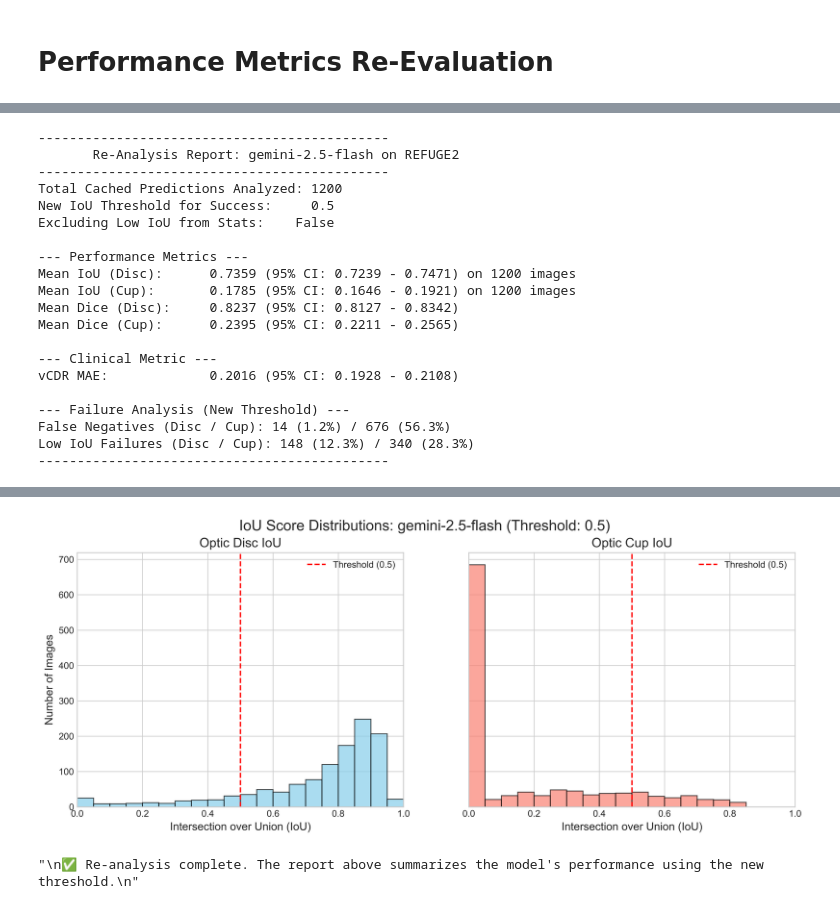
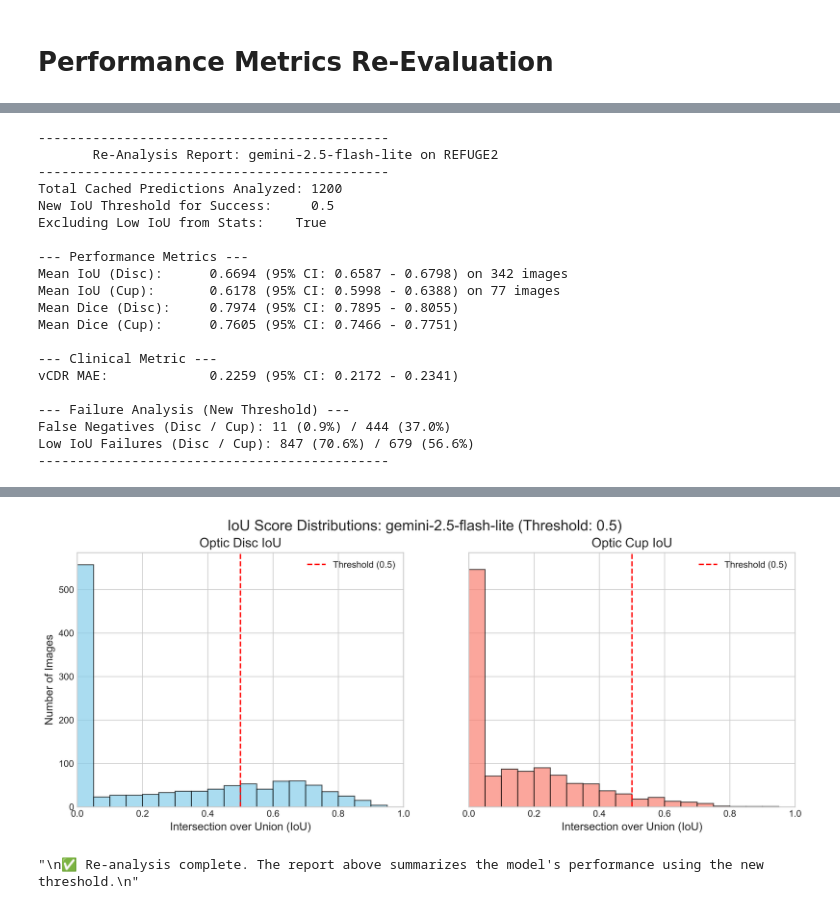
Before and after one commit to StealthX051/gemini-image-segmentation, a Jupyter notebook: 04_optic_genai_segmentation_evaluation.ipynb, the cells around one changed output, grey strips where cells are left out. Saved outputs shown, nothing was run; the diff lists cells and outputs as text; code cells hidden in the pictures.

```diff
--- a/04_optic_genai_segmentation_evaluation.ipynb
+++ b/04_optic_genai_segmentation_evaluation.ipynb
@@ -973,8 +977,8 @@ multithreading to accelerate file processing and saves a detailed JSON summary.
 2.  Set the `MODEL_TO_ANALYZE` variable below to the model you want to inspect.
 3.  Set the `NEW_LOW_IOU_THRESHOLD` to the desired value for defining a "successful" detection.
 4.  Use the `EXCLUDE_LOW_IOU_FROM_STATS` toggle to control the analysis behavior:
-    - `True`: (Default) Excludes low-IoU cases from summary statistics and plots.
-      This measures segmentation quality *only on successful detections*.
+    - `True`: (Default) Excludes low-IoU cases from summary statistics (mean, CI).
+      The plot will still show all cases but with a red threshold line.
     - `False`: Includes all cases (even IoU=0) in summary statistics and plots.
       This gives a view of performance across the entire dataset.
 """
@@ -1133,9 +1137,9 @@ This section loads the cached predictions, recalculates all metrics in parallel,
 # ---------- Main Re-Analysis Loop ----------
 
 # <<< --- PARAMETERS TO CONTROL THE RE-ANALYSIS --- >>>
-MODEL_TO_ANALYZE = "gemini-2.5-flash"
+MODEL_TO_ANALYZE = "gemini-2.5-flash-lite"
 NEW_LOW_IOU_THRESHOLD = 0.5
-EXCLUDE_LOW_IOU_FROM_STATS = False # Set to False to include all cases in stats/plots
+EXCLUDE_LOW_IOU_FROM_STATS = True # Set to False to include all cases in stats/plots
 MAX_WORKERS = os.cpu_count() or 4 # Use all available CPU cores, or default to 4
 
 # --- Setup paths and find prediction files ---
@@ -1222,13 +1226,13 @@ if recalculated_results:
     df = pd.DataFrame(recalculated_results)
     df["vcdr_abs_err"] = (df.vcdr_pred - df.vcdr_gt).abs()
 
-    # --- Determine which data to use based on the toggle ---
+    # --- Determine which data to use for STATS based on the toggle ---
     if EXCLUDE_LOW_IOU_FROM_STATS:
-        logging.info(f"Excluding cases with IoU < {NEW_LOW_IOU_THRESHOLD} from stats and plots.")
+        logging.info(f"Excluding cases with IoU < {NEW_LOW_IOU_THRESHOLD} from stats calculations.")
         disc_runs_for_stats = df[df['iou_disc'] >= NEW_LOW_IOU_THRESHOLD]
         cup_runs_for_stats = df[df['iou_cup'] >= NEW_LOW_IOU_THRESHOLD]
     else:
-        logging.info("Including all cases (even IoU=0) in stats and plots.")
+        logging.info("Including all cases (even IoU=0) in stats calculations.")
         disc_runs_for_stats = df
         cup_runs_for_stats = df
 
@@ -1309,11 +1313,12 @@ if recalculated_results:
     logging.info(f"Saved re-analysis summary to {summary_path}")
 
     # --- Visualize and save the distribution of IoU scores ---
+    # PLOTS WILL ALWAYS SHOW ALL DATA, regardless of the stats toggle.
     plt.style.use('seaborn-v0_8-whitegrid')
     fig, axes = plt.subplots(1, 2, figsize=(14, 5), dpi=600, sharey=True)
     fig.suptitle(f'IoU Score Distributions: {MODEL_TO_ANALYZE} (Threshold: {NEW_LOW_IOU_THRESHOLD})', fontsize=16)
 
-    axes[0].hist(disc_runs_for_stats['iou_disc'], bins=20, range=(0,1), edgecolor='black', alpha=0.7, color='skyblue')
+    axes[0].hist(df['iou_disc'], bins=20, range=(0,1), edgecolor='black', alpha=0.7, color='skyblue')
     axes[0].set_title('Optic Disc IoU', fontsize=14)
     axes[0].set_xlabel('Intersection over Union (IoU)', fontsize=12)
     axes[0].set_ylabel('Number of Images', fontsize=12)
@@ -1321,7 +1326,7 @@ if recalculated_results:
     axes[0].legend()
     axes[0].set_xlim(0, 1)
 
-    axes[1].hist(cup_runs_for_stats['iou_cup'], bins=20, range=(0,1), edgecolor='black', alpha=0.7, color='salmon')
+    axes[1].hist(df['iou_cup'], bins=20, range=(0,1), edgecolor='black', alpha=0.7, color='salmon')
     axes[1].set_title('Optic Cup IoU', fontsize=14)
     axes[1].set_xlabel('Intersection over Union (IoU)', fontsize=12)
     axes[1].axvline(NEW_LOW_IOU_THRESHOLD, color='r', linestyle='--', label=f'Threshold ({NEW_LOW_IOU_THRESHOLD})')
@@ -1351,20 +1356,20 @@ else:
 ---------------------------------------------
-       Re-Analysis Report: gemini-2.5-flash on REFUGE2
+       Re-Analysis Report: gemini-2.5-flash-lite on REFUGE2
 ---------------------------------------------
 Total Cached Predictions Analyzed: 1200
 New IoU Threshold for Success:     0.5
-Excluding Low IoU from Stats:    False
+Excluding Low IoU from Stats:    True
 
 --- Performance Metrics ---
-Mean IoU (Disc):      0.7359 (95% CI: 0.7239 - 0.7471) on 1200 images
-Mean IoU (Cup):       0.1785 (95% CI: 0.1646 - 0.1921) on 1200 images
-Mean Dice (Disc):     0.8237 (95% CI: 0.8127 - 0.8342)
-Mean Dice (Cup):      0.2395 (95% CI: 0.2211 - 0.2565)
+Mean IoU (Disc):      0.6694 (95% CI: 0.6587 - 0.6798) on 342 images
+Mean IoU (Cup):       0.6178 (95% CI: 0.5998 - 0.6388) on 77 images
+Mean Dice (Disc):     0.7974 (95% CI: 0.7895 - 0.8055)
+Mean Dice (Cup):      0.7605 (95% CI: 0.7466 - 0.7751)
 
 --- Clinical Metric ---
-vCDR MAE:             0.2016 (95% CI: 0.1928 - 0.2108)
+vCDR MAE:             0.2259 (95% CI: 0.2172 - 0.2341)
 
 --- Failure Analysis (New Threshold) ---
-False Negatives (Disc / Cup): 14 (1.2%) / 676 (56.3%)
-Low IoU Failures (Disc / Cup): 148 (12.3%) / 340 (28.3%)
+False Negatives (Disc / Cup): 11 (0.9%) / 444 (37.0%)
+Low IoU Failures (Disc / Cup): 847 (70.6%) / 679 (56.6%)
 ---------------------------------------------
@@ -1372,2 +1377,2 @@ Low IoU Failures (Disc / Cup): 148 (12.3%) / 340 (28.3%)
-[figure, old version]
+[figure, new version]
 "\n✅ Re-analysis complete. The report above summarizes the model's performance using the new threshold.\n"
```
Also changed, not shown: parts of 2 cells of this notebook, 2 other files.
